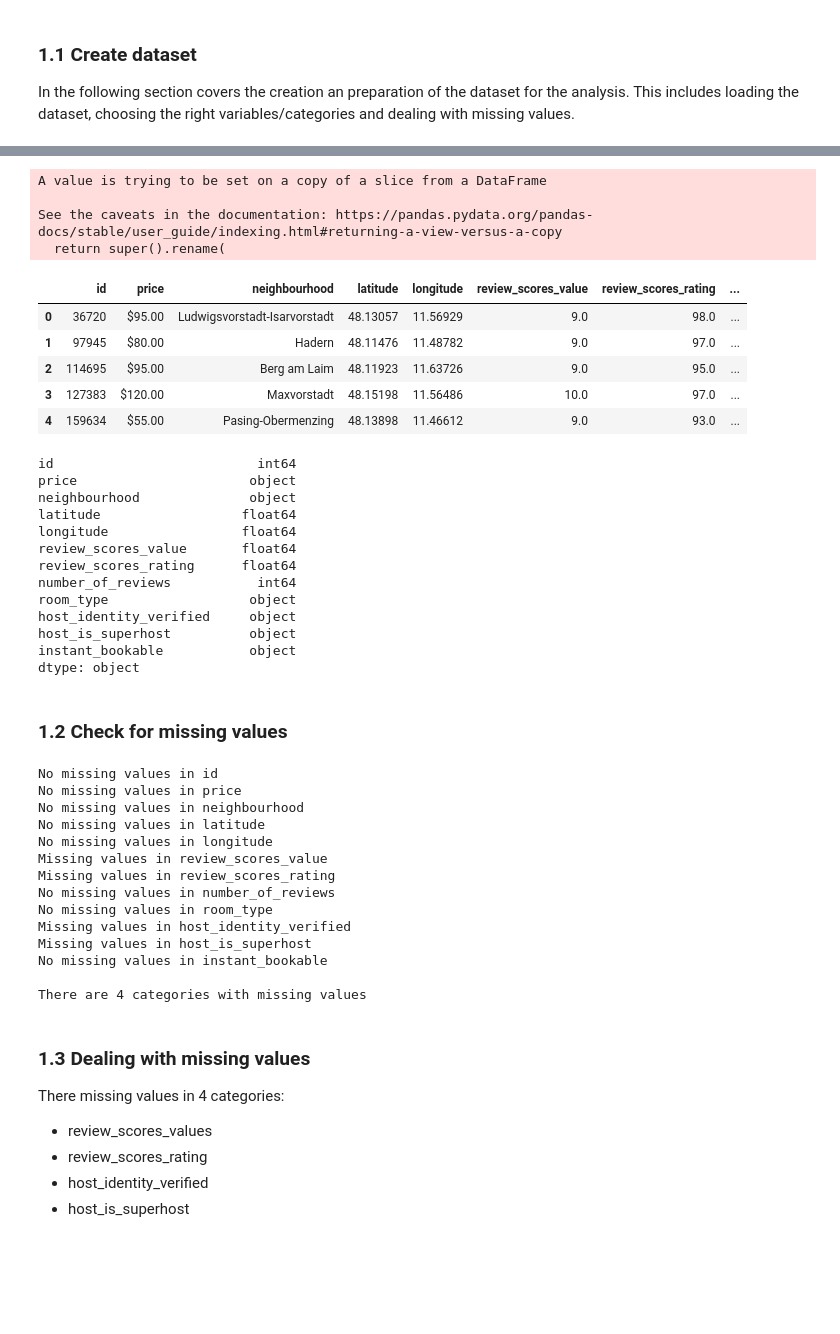
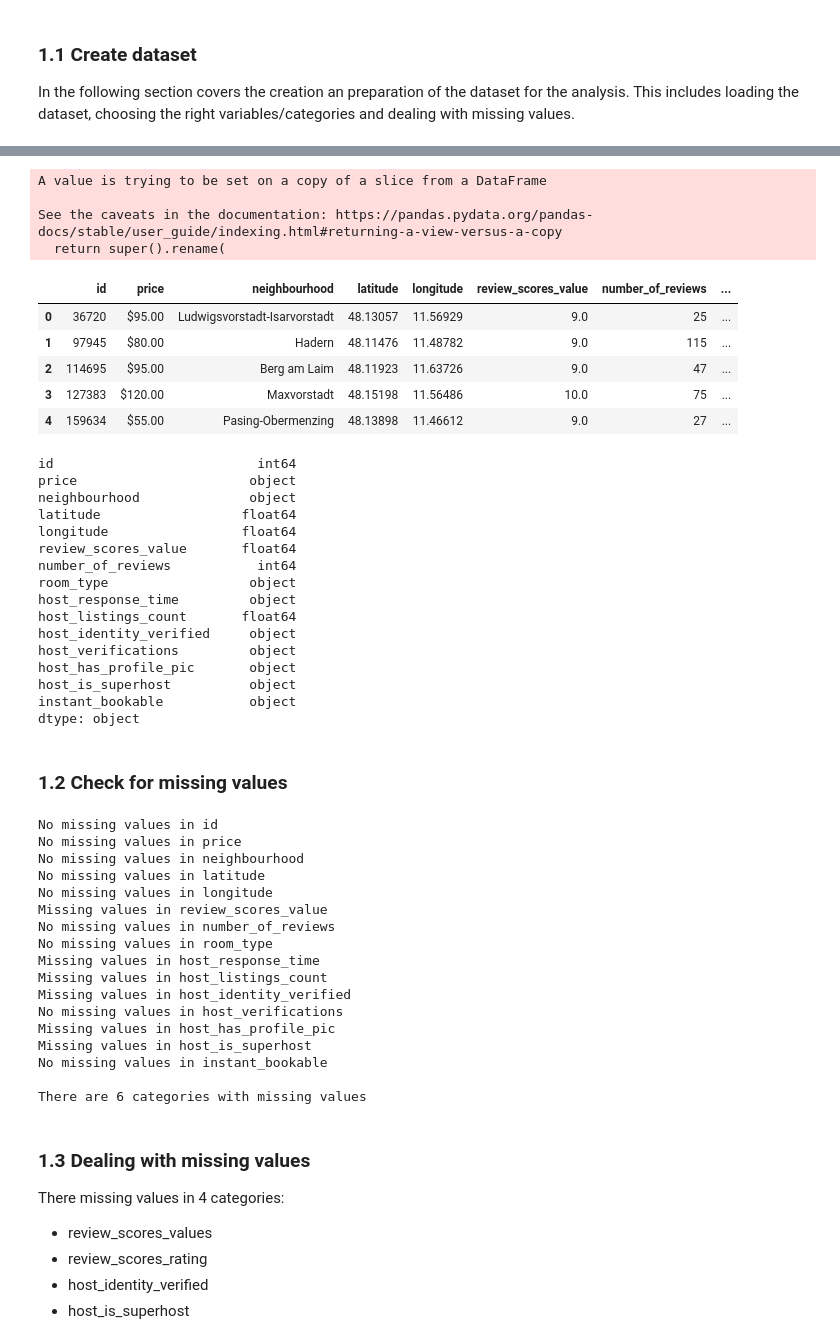
Before and after one commit to lethiess/AirBnB, a Jupyter notebook: AirBnb.ipynb, the cells around one changed output, grey strips where cells are left out. Saved outputs shown, nothing was run; the diff lists cells and outputs as text; code cells hidden in the pictures; blank space fills up the shorter version.

```diff
--- a/AirBnb.ipynb
+++ b/AirBnb.ipynb
@@ -42,32 +63,35 @@ munich_listings_raw = pd.read_csv("./data/munich/listings.csv.gz", low_memory=Fa
 # %%
 # define all necessary categories
 categories = ["id",
               "price",
               "neighbourhood_cleansed",
               "latitude",
               "longitude",
               "review_scores_value",
-              "review_scores_rating",
               "number_of_reviews",
               "room_type",
+              "host_response_time",
+              "host_listings_count",
               "host_identity_verified",
+              "host_verifications",
+              "host_has_profile_pic",
               "host_is_superhost",
               "instant_bookable" ]
 # create dataset only with necessary variables/categories
 munich_listings = munich_listings_raw[categories]
 munich_listings.rename({"neighbourhood_cleansed": "neighbourhood"}, axis="columns", inplace=True)
 munich_listings.head()
 # %% [output]
 A value is trying to be set on a copy of a slice from a DataFrame
 
 See the caveats in the documentation: https://pandas.pydata.org/pandas-docs/stable/user_guide/indexing.html#returning-a-view-versus-a-copy
   return super().rename(
-|  | id | price | neighbourhood | latitude | longitude | review_scores_value | review_scores_rating | ... |
-| 0 | 36720 | $95.00 | Ludwigsvorstadt-Isarvorstadt | 48.13057 | 11.56929 | 9.0 | 98.0 | ... |
-| 1 | 97945 | $80.00 | Hadern | 48.11476 | 11.48782 | 9.0 | 97.0 | ... |
-| 2 | 114695 | $95.00 | Berg am Laim | 48.11923 | 11.63726 | 9.0 | 95.0 | ... |
-| 3 | 127383 | $120.00 | Maxvorstadt | 48.15198 | 11.56486 | 10.0 | 97.0 | ... |
-| 4 | 159634 | $55.00 | Pasing-Obermenzing | 48.13898 | 11.46612 | 9.0 | 93.0 | ... |
+|  | id | price | neighbourhood | latitude | longitude | review_scores_value | number_of_reviews | ... |
+| 0 | 36720 | $95.00 | Ludwigsvorstadt-Isarvorstadt | 48.13057 | 11.56929 | 9.0 | 25 | ... |
+| 1 | 97945 | $80.00 | Hadern | 48.11476 | 11.48782 | 9.0 | 115 | ... |
+| 2 | 114695 | $95.00 | Berg am Laim | 48.11923 | 11.63726 | 9.0 | 47 | ... |
+| 3 | 127383 | $120.00 | Maxvorstadt | 48.15198 | 11.56486 | 10.0 | 75 | ... |
+| 4 | 159634 | $55.00 | Pasing-Obermenzing | 48.13898 | 11.46612 | 9.0 | 27 | ... |
 # %%
 # check if all datatypes have the correct type
 munich_listings.dtypes
@@ -78,10 +102,13 @@ neighbourhood              object
 latitude                  float64
 longitude                 float64
 review_scores_value       float64
-review_scores_rating      float64
 number_of_reviews           int64
 room_type                  object
+host_response_time         object
+host_listings_count       float64
 host_identity_verified     object
+host_verifications         object
+host_has_profile_pic       object
 host_is_superhost          object
 instant_bookable           object
 dtype: object
@@ -100,14 +127,17 @@ No missing values in neighbourhood
 No missing values in latitude
 No missing values in longitude
 Missing values in review_scores_value
-Missing values in review_scores_rating
 No missing values in number_of_reviews
 No missing values in room_type
+Missing values in host_response_time
+Missing values in host_listings_count
 Missing values in host_identity_verified
+No missing values in host_verifications
+Missing values in host_has_profile_pic
 Missing values in host_is_superhost
 No missing values in instant_bookable
 
-There are 4 categories with missing values
+There are 6 categories with missing values
 # %% [markdown]
 ### 1.3 Dealing with missing values
 There missing values in 4 categories:
```
Also changed, not shown: parts of 20 cells of this notebook.
